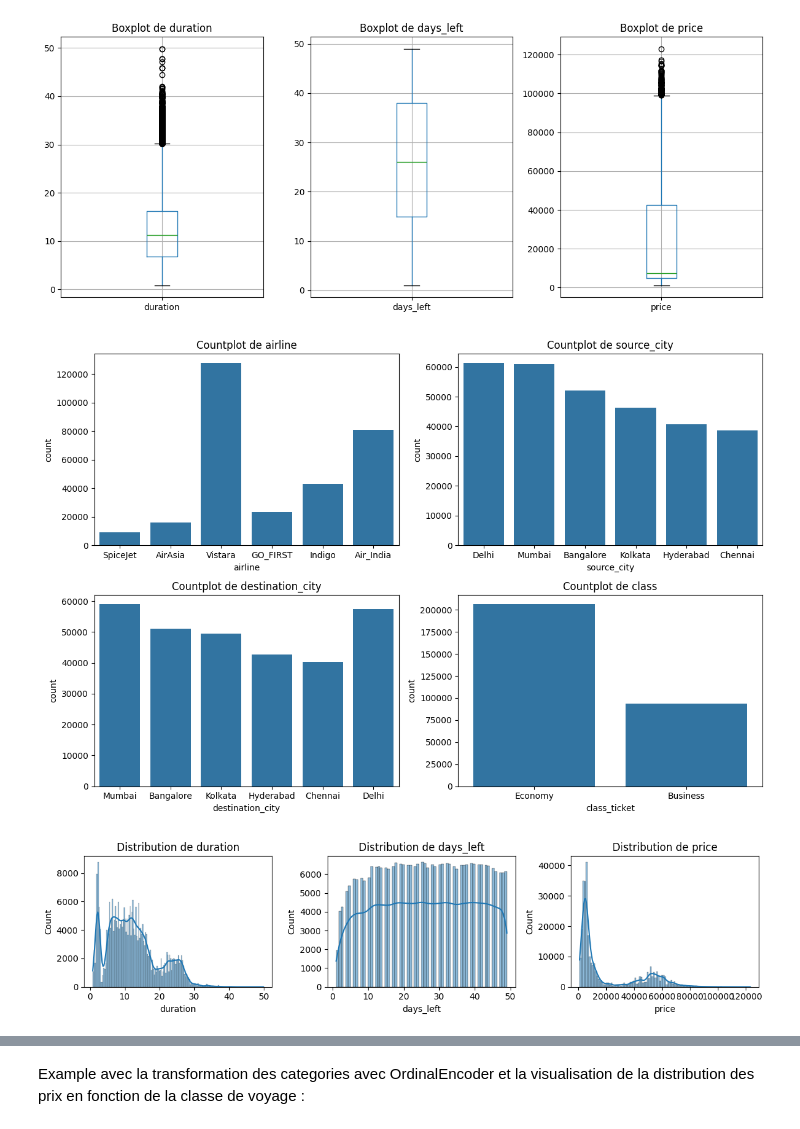
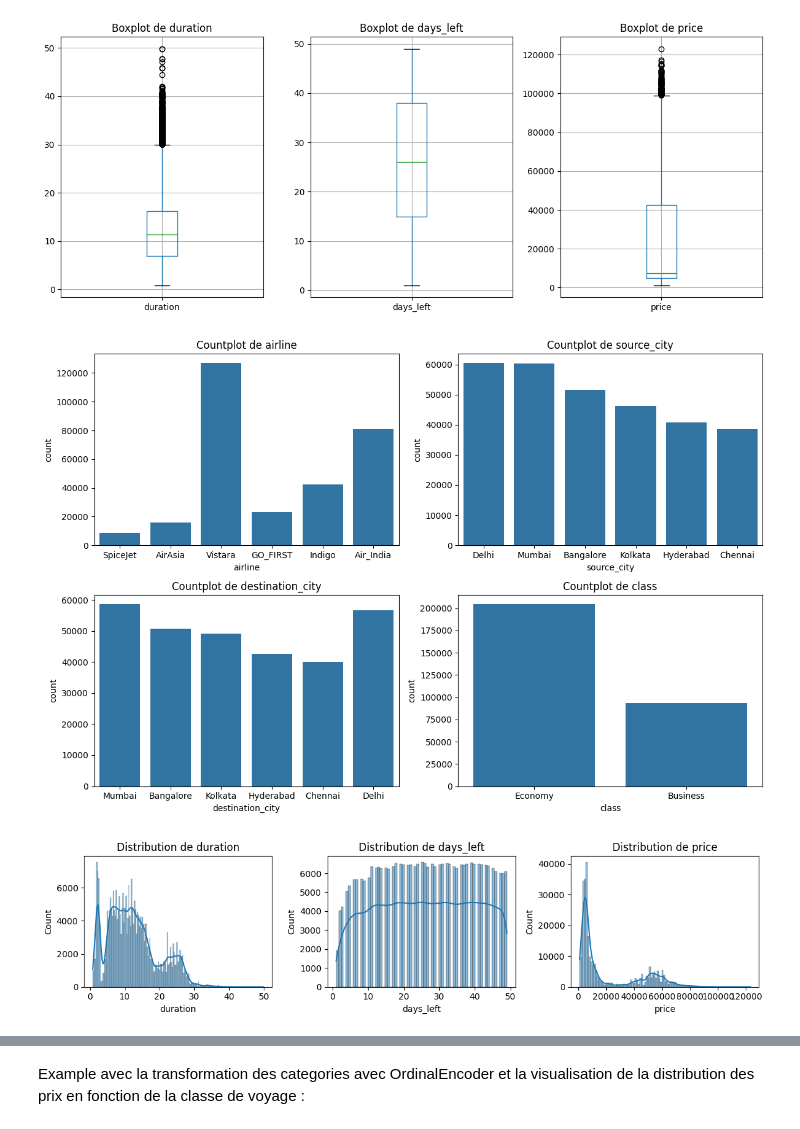
Before and after one commit to aminamedjdoub23/Tp_03_Flight, a Jupyter notebook: exam_analysis.ipynb, the cells around one changed output, grey strips where cells are left out. Cells and saved outputs as stored; diff of their text form; code cells hidden in the pictures.

```diff
--- a/exam_analysis.ipynb
+++ b/exam_analysis.ipynb
@@ -135,3 +138,7 @@ duration            0
 days_left           0
 price               0
 dtype: int64
+# %%
+df.drop_duplicates(inplace=True)
+duplicate_count_after = df.duplicated().sum()
+print(f"Nombre de doublons après suppression : {duplicate_count_after}")
@@ -164,17 +173,17 @@ plt.show()
 # %%
 fig, axes = plt.subplots(2, 2, figsize=(12, 8))
 sns.countplot(x=df['source_city'], ax=axes[0, 1])
 axes[0, 1].set_title('Countplot de source_city')
 sns.countplot(x=df['destination_city'], ax=axes[1, 0])
 axes[1, 0].set_title('Countplot de destination_city')
-sns.countplot(x=df['class_ticket'], ax=axes[1, 1])
+sns.countplot(x=df['class'], ax=axes[1, 1])
 axes[1, 1].set_title('Countplot de class')
 sns.countplot(x=df['airline'], ax=axes[0, 0])
 axes[0, 0].set_title('Countplot de airline')
 plt.tight_layout()
 plt.show()
 # %% [output]
-[figure, old version]
+[figure, new version]
 # %%
 df_num = df.select_dtypes(include=[np.number])
 
@@ -186,4 +195,4 @@ for i, column in enumerate(df_num.columns):
 plt.tight_layout()
 plt.show()
 # %% [output]
-[figure, old version]
+[figure, new version]
```
Also changed, not shown: parts of 25 cells of this notebook, 7 other files.
